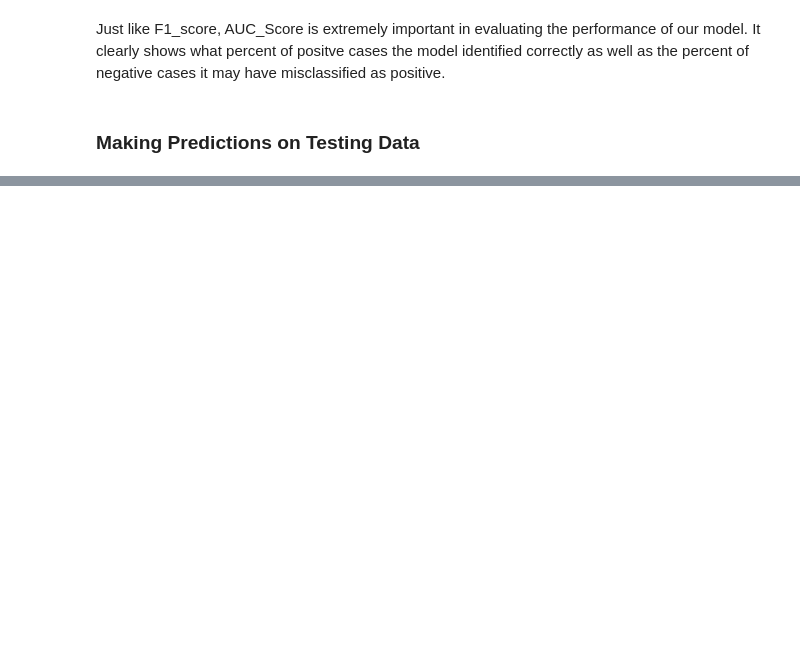
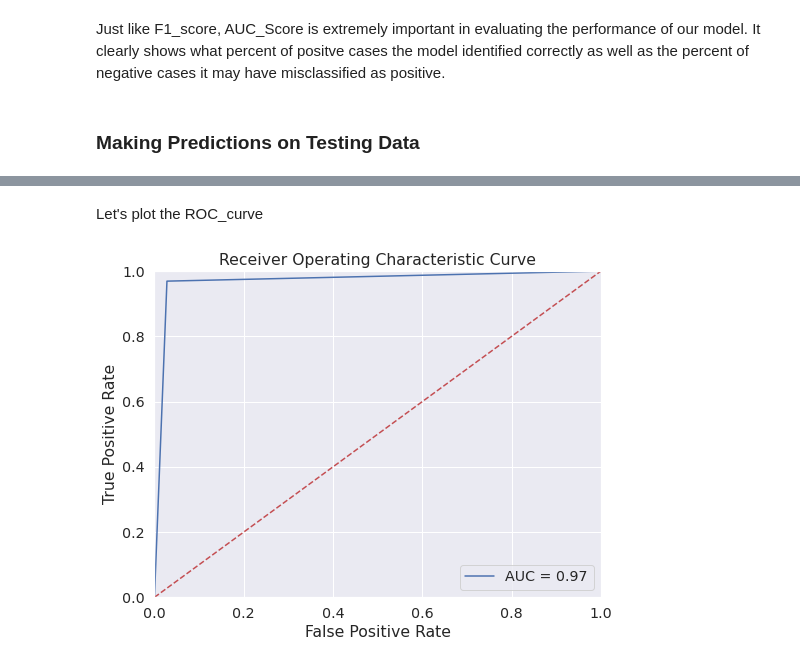
Before and after one commit to Lawrence-Krukrubo/Explainable_AI_Detecting_COVID19-, a Jupyter notebook: detecting_covid19_severity.ipynb, the cells around one changed output, grey strips where cells are left out. Cells and saved outputs as stored; diff of their text form; code cells hidden in the pictures; blank space fills up the shorter version.

```diff
--- a/detecting_covid19_severity.ipynb
+++ b/detecting_covid19_severity.ipynb
@@ -918,0 +1019,6 @@ Just like F1_score, AUC_Score is extremely important in evaluating the performan
+# %% [markdown]
+Let's plot the ROC_curve
+# %%
+plot_roc_curve(xgb_model, x_test, y_test, pred)
+# %% [output]
+[figure, added]
```
Also changed, not shown: parts of 43 cells of this notebook.
